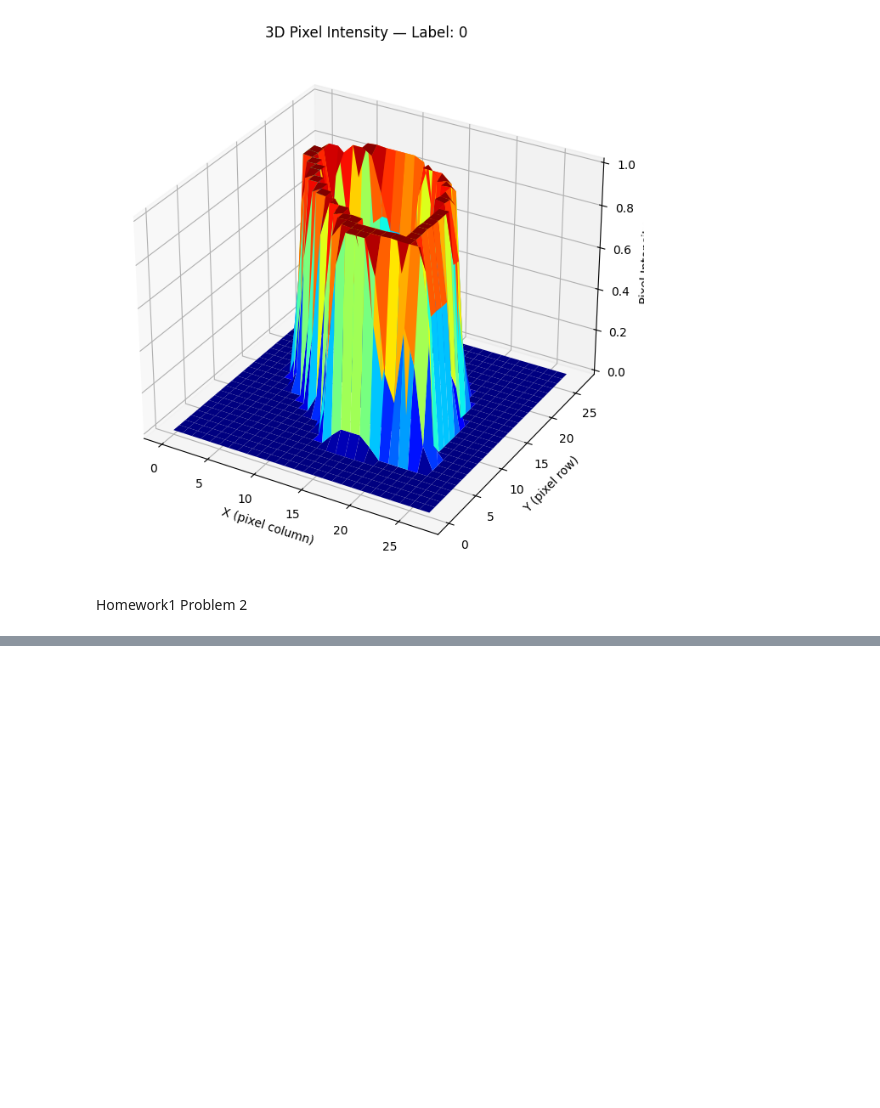
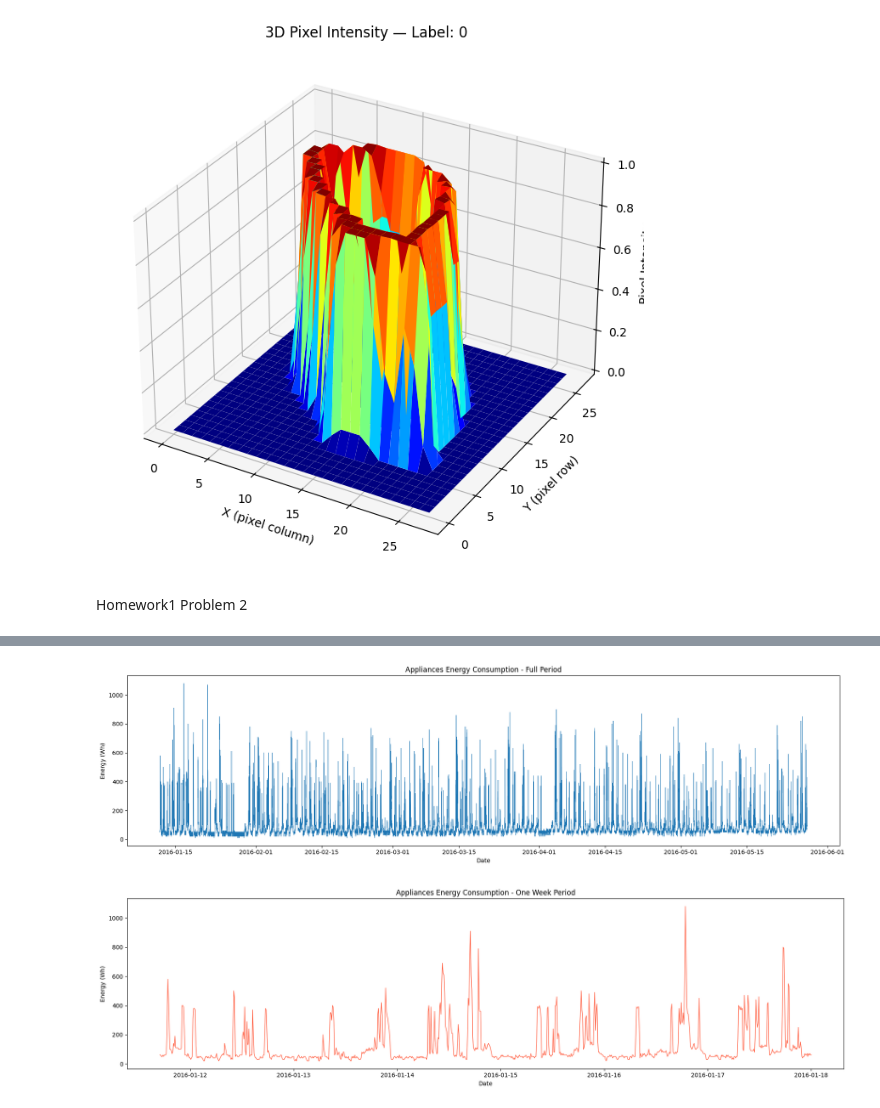
Before and after one commit to Davoudasad/ME5920, a Jupyter notebook: ME5920.ipynb, the cells around one changed output, grey strips where cells are left out. Cells and saved outputs as stored; diff of their text form; code cells hidden in the pictures; blank space fills up the shorter version.

```diff
--- a/ME5920.ipynb
+++ b/ME5920.ipynb
@@ -68,0 +66,29 @@ NameError: name 'Homework1' is not defined
+# %%
+import pandas as pd
+import matplotlib.pyplot as plt
+import numpy as np
+
+
+df = pd.read_csv("energydata_complete.csv", parse_dates=['date'])
+#print(df.head())
+one_week = df[df['date'].between('2016-01-11', '2016-01-18')]
+
+
+plt.figure(figsize=(18, 5))
+plt.plot(df['date'], df['Appliances'], linewidth=0.5)
+plt.title('Appliances Energy Consumption - Full Period')
+plt.xlabel('Date')
+plt.ylabel('Energy (Wh)')
+plt.tight_layout()
+plt.show()
+
+plt.figure(figsize=(18, 5))
+plt.plot(one_week['date'], one_week['Appliances'], color='tomato', linewidth=1)
+plt.title('Appliances Energy Consumption - One Week Period')
+plt.xlabel('Date')
+plt.ylabel('Energy (Wh)')
+plt.tight_layout()
+plt.show()
+# %% [output]
+[figure, added]
+[figure, added]
```
Also changed, not shown: parts of 1 cell of this notebook.
